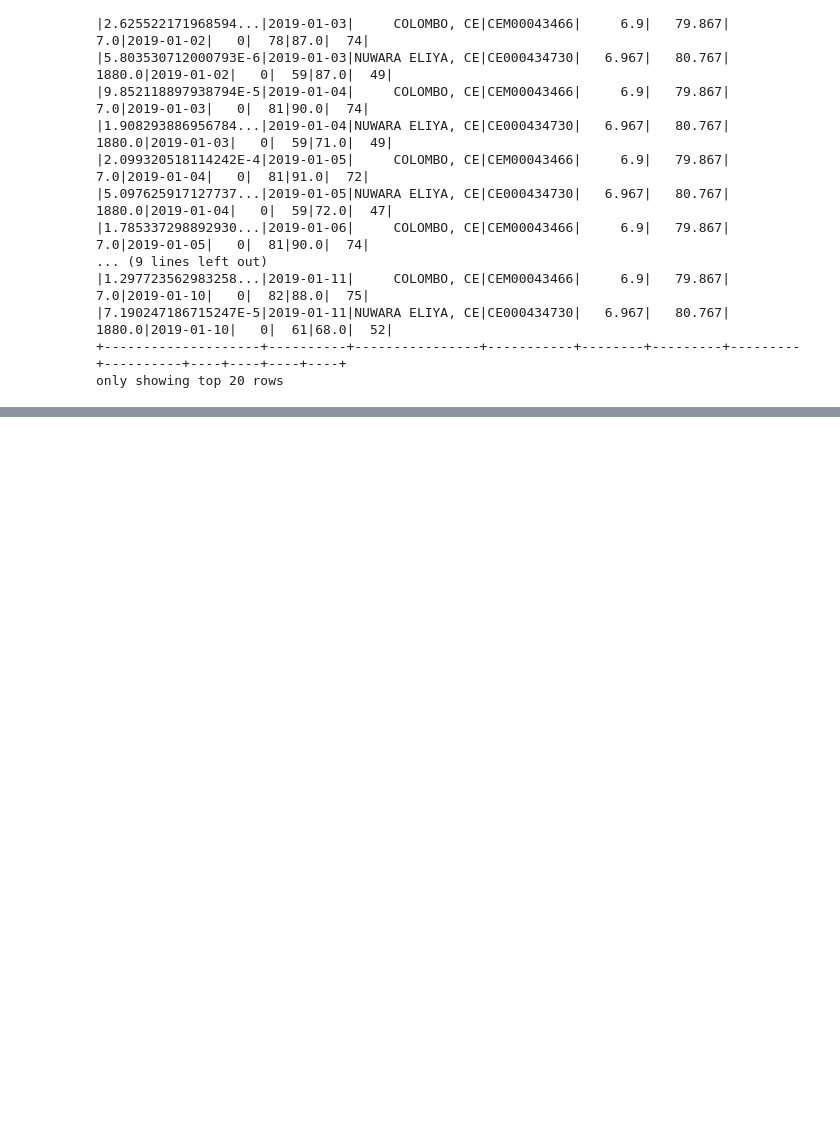
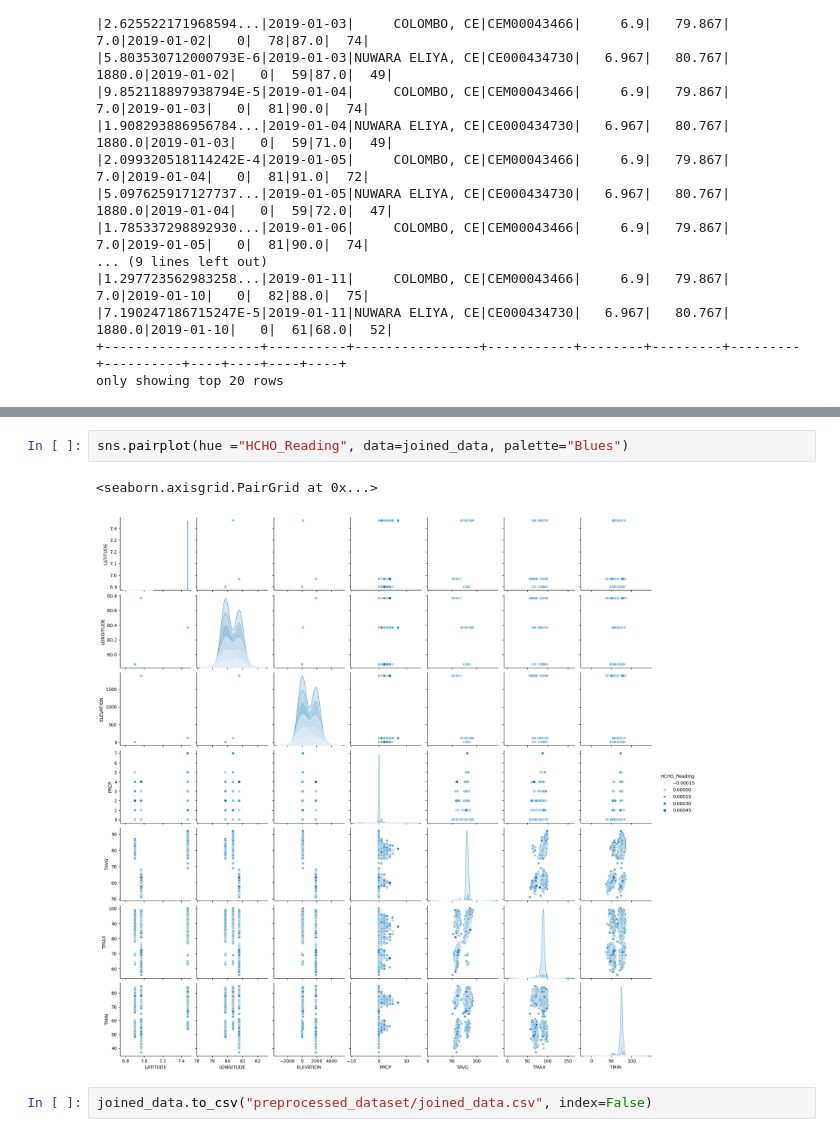
Before and after one commit to VinukaSilva/HCHO-Prediction, a Jupyter notebook: Precipitation Avg_Temperature.ipynb, the cells around one changed output, grey strips where cells are left out. Saved outputs shown, nothing was run; the diff lists cells and outputs as text; blank space fills up the shorter version.

```diff
--- a/Precipitation Avg_Temperature.ipynb
+++ b/Precipitation Avg_Temperature.ipynb
@@ -571,0 +611,7 @@ only showing top 20 rows
+# %%
+sns.pairplot(hue ="HCHO_Reading", data=joined_data, palette="Blues")
+# %% [output]
+<seaborn.axisgrid.PairGrid at 0x...>
+[figure, added]
+# %%
+joined_data.to_csv("preprocessed_dataset/joined_data.csv", index=False)
```
Also changed, not shown: parts of 6 cells of this notebook, 1 other file.
